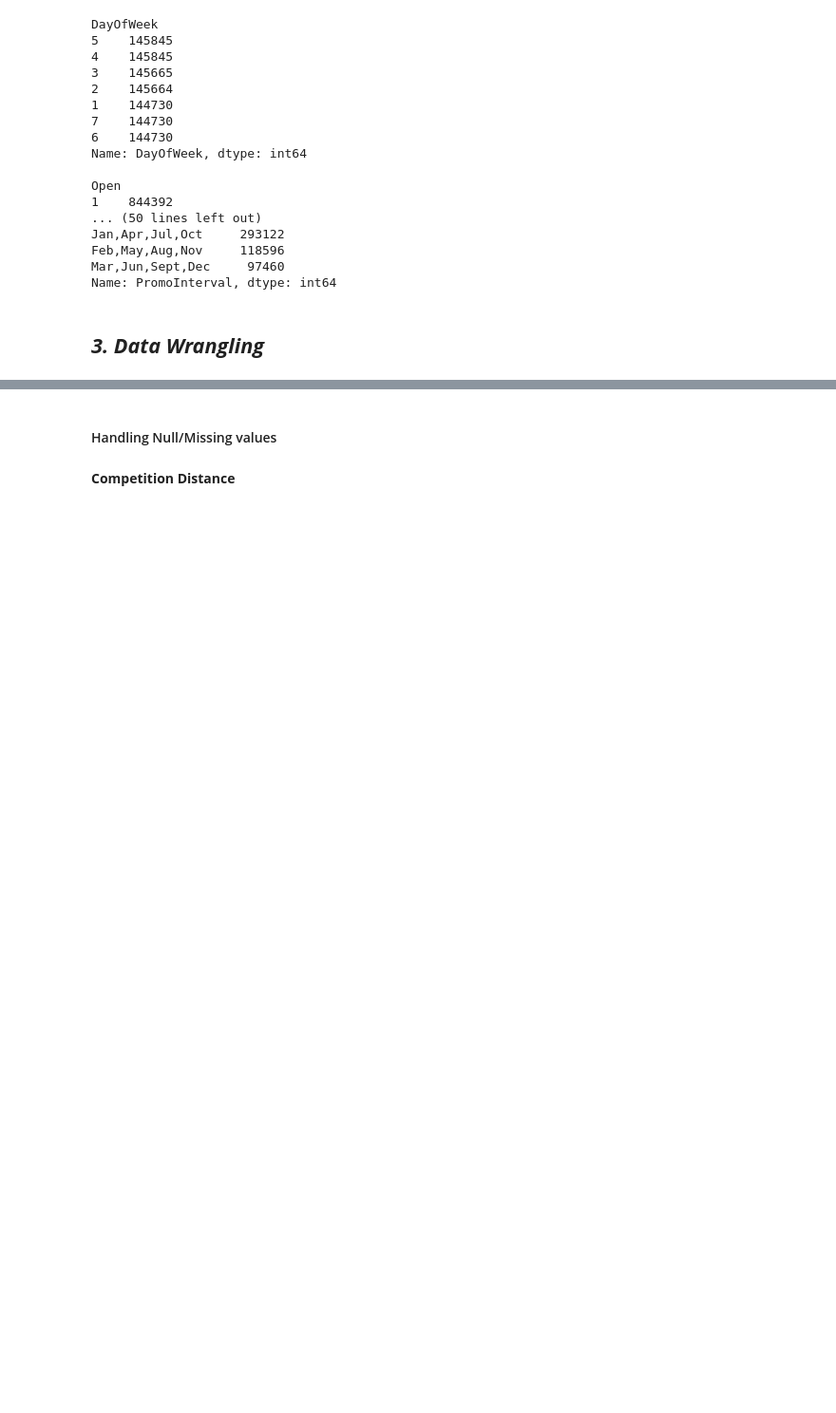
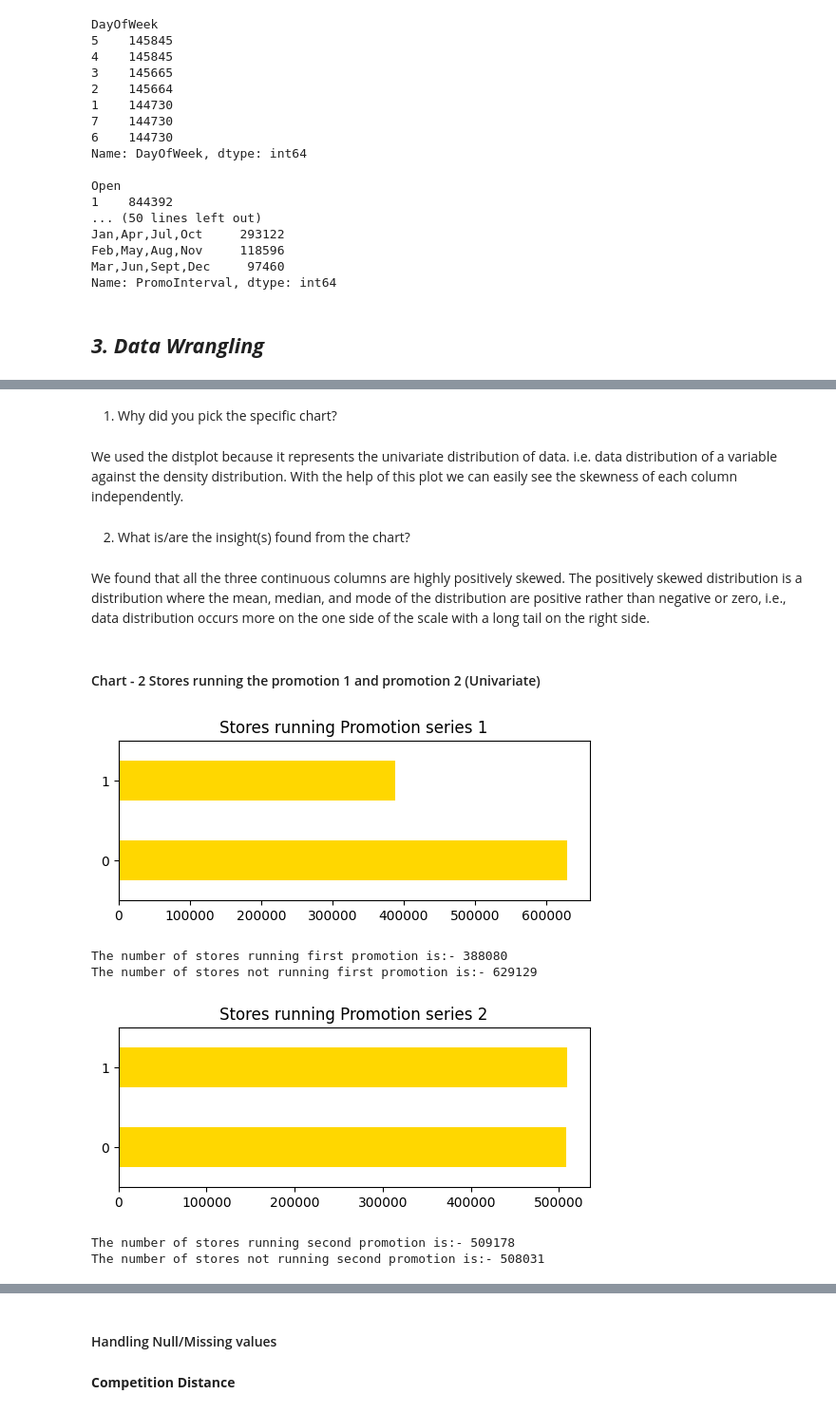
Before and after one commit to ideepakpal/Rossman-Sales-Prediction, a Jupyter notebook: Rossman-Regression.ipynb, the cells around one changed output, grey strips where cells are left out. Shown at 95% size. Saved outputs shown, nothing was run; the diff lists cells and outputs as text; code cells hidden in the pictures; blank space fills up the shorter version.

```diff
--- a/Rossman-Regression.ipynb
+++ b/Rossman-Regression.ipynb
@@ -268,0 +321,37 @@ Name: PromoInterval, dtype: int64
+# %% [markdown]
+1. Why did you pick the specific chart?
+# %% [markdown]
+We used the distplot because it represents the univariate distribution of data. i.e. data distribution of a variable against the density distribution.
+With the help of this plot we can easily see the skewness of each column independently.
+# %% [markdown]
+ 2. What is/are the insight(s) found from the chart?
+# %% [markdown]
+We found that all the three continuous columns are highly positively skewed.
+The positively skewed distribution is a distribution where the mean, median, and mode of the distribution are positive rather than negative or zero, i.e., data distribution occurs more on the one side of the scale with a long tail on the right side.
+# %% [markdown]
+#### Chart - 2 Stores running the promotion 1 and promotion 2 (Univariate)
+# %%
+#Chart 2 - visualization code
+
+plt.subplot(2, 1, 1)
+dataset['Promo'].value_counts().sort_index().plot(kind='barh',color='gold')
+plt.title("Stores running Promotion series 1")
+plt.show()
+
+print(f"The number of stores running first promotion is:- {dataset['Promo'].value_counts()[1]}")
+print(f"The number of stores not running first promotion is:- {dataset['Promo'].value_counts()[0]}")
+
+plt.subplot(2, 1, 2)
+dataset['Promo2'].value_counts().sort_index().plot(kind='barh',color='gold')
+plt.title("Stores running Promotion series 2")
+plt.show()
+
+print(f"The number of stores running second promotion is:- {dataset['Promo2'].value_counts()[1]}")
+print(f"The number of stores not running second promotion is:- {dataset['Promo2'].value_counts()[0]}")
+# %% [output]
+[figure, added]
+The number of stores running first promotion is:- 388080
+The number of stores not running first promotion is:- 629129
+[figure, added]
+The number of stores running second promotion is:- 509178
+The number of stores not running second promotion is:- 508031
```
Also changed, not shown: parts of 93 cells of this notebook.
